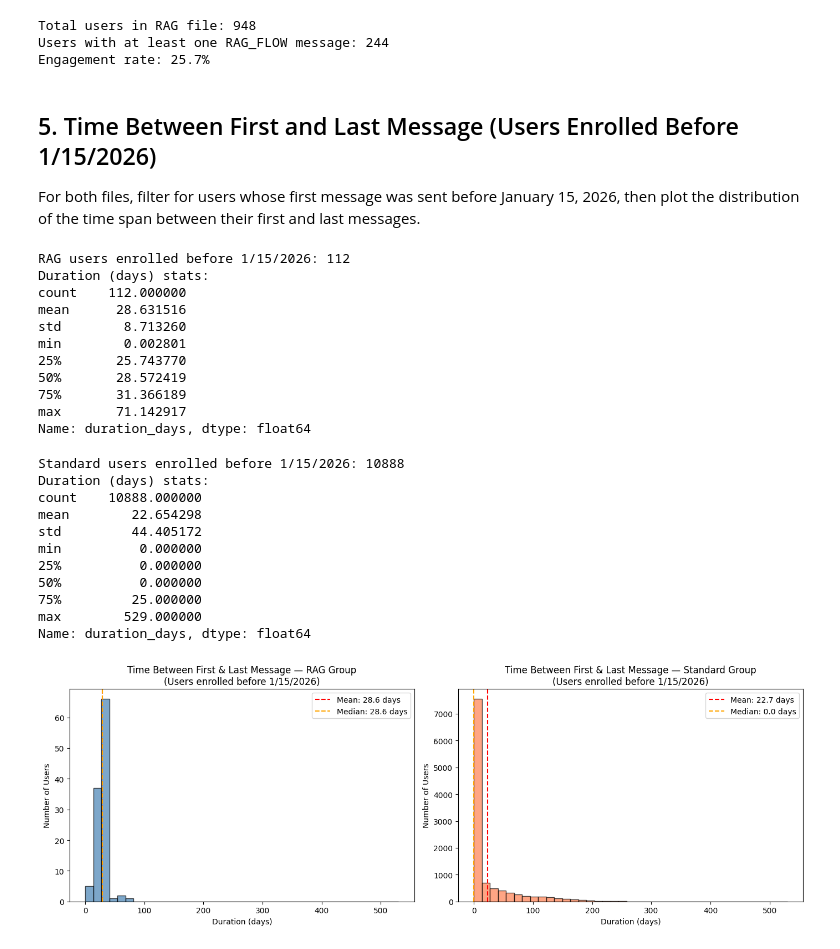
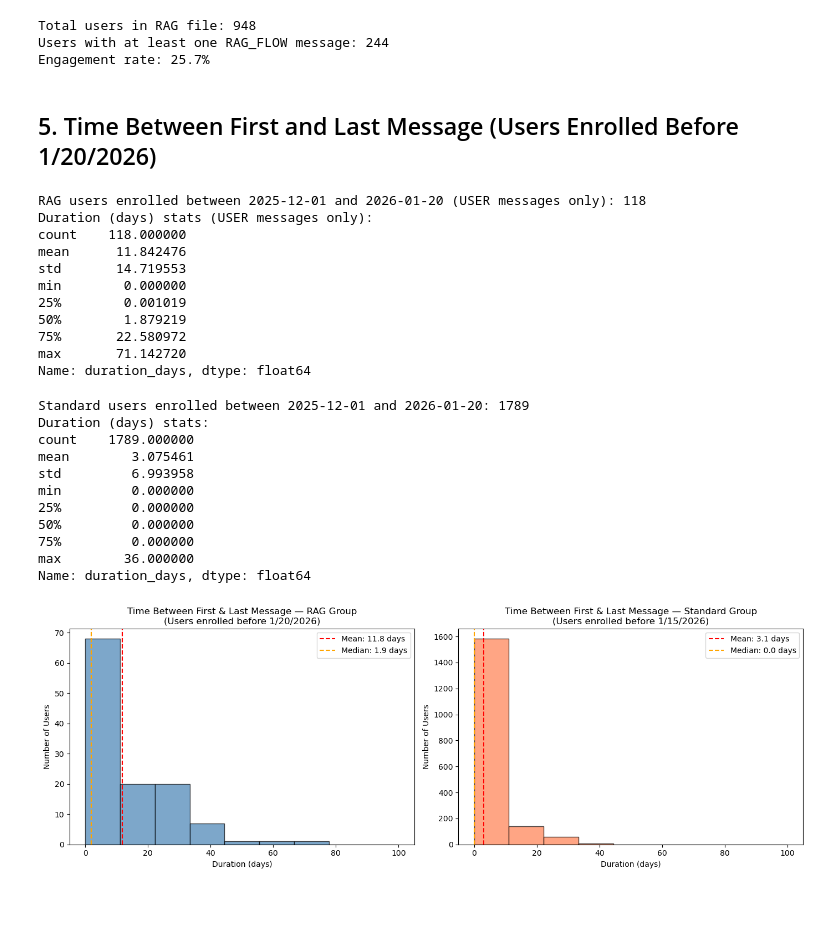
Before and after one commit to graliuce/nivi, a Jupyter notebook: conversation_logs_analysis.ipynb, the cells around one changed output. Drawn from its saved outputs; the diff is of its cells as text; code cells hidden in the pictures; blank space fills up the shorter version.

```diff
--- a/conversation_logs_analysis.ipynb
+++ b/conversation_logs_analysis.ipynb
@@ -245,90 +209,97 @@ Total users in RAG file: 948
 Users with at least one RAG_FLOW message: 244
 Engagement rate: 25.7%
 # %% [markdown]
-## 5. Time Between First and Last Message (Users Enrolled Before 1/15/2026)
-
-For both files, filter for users whose first message was sent before January 15, 2026, then plot the distribution of the time span between their first and last messages.
+## 5. Time Between First and Last Message (Users Enrolled Before 1/20/2026)
 # %%
 # Parse timestamps
 rag['message_timestamp_dt'] = pd.to_datetime(rag['message_timestamp'], format='mixed')
 standard['date_dt'] = pd.to_datetime(standard['date'], format='mixed')
 
-cutoff = pd.Timestamp('2026-01-15')
+# Enrollment window: from earliest RAG date to 2026-01-20
+enroll_start = rag['message_timestamp_dt'].min()
+enroll_end = pd.Timestamp('2026-01-20')
 # %%
-# --- RAG: first/last message per user ---
-rag_user_times = rag.groupby('user_id')['message_timestamp_dt'].agg(['min', 'max'])
+# --- RAG: first/last USER message per user ---
+rag_user_only = rag[rag['sender'] == 'USER'].copy()
+rag_user_times = rag_user_only.groupby('user_id')['message_timestamp_dt'].agg(['min', 'max'])
 rag_user_times.columns = ['first_msg', 'last_msg']
 
-# Filter: enrolled before 1/15/2026
-rag_early = rag_user_times[rag_user_times['first_msg'] < cutoff].copy()
+# Filter: users whose first USER message is within [enroll_start, enroll_end]
+rag_early = rag_user_times[
+    (rag_user_times['first_msg'] >= enroll_start) &
+    (rag_user_times['first_msg'] <= enroll_end)
+].copy()
 rag_early['duration_days'] = (rag_early['last_msg'] - rag_early['first_msg']).dt.total_seconds() / 86400
 
-print(f'RAG users enrolled before 1/15/2026: {len(rag_early)}')
-print(f'Duration (days) stats:')
+print(f'RAG users enrolled between {enroll_start.date()} and {enroll_end.date()} (USER messages only): {len(rag_early)}')
+print(f'Duration (days) stats (USER messages only):')
 print(rag_early['duration_days'].describe())
 # %% [output]
-RAG users enrolled before 1/15/2026: 112
-Duration (days) stats:
-count    112.000000
-mean      28.631516
-std        8.713260
-min        0.002801
-25%       25.743770
-50%       28.572419
-75%       31.366189
-max       71.142917
+RAG users enrolled between 2025-12-01 and 2026-01-20 (USER messages only): 118
+Duration (days) stats (USER messages only):
+count    118.000000
+mean      11.842476
+std       14.719553
+min        0.000000
+25%        0.001019
+50%        1.879219
+75%       22.580972
+max       71.142720
 Name: duration_days, dtype: float64
 # %%
 # --- Standard: first/last message per user ---
 std_user_times = standard.groupby('account_id')['date_dt'].agg(['min', 'max'])
 std_user_times.columns = ['first_msg', 'last_msg']
 
-# Filter: enrolled before 1/15/2026
-std_early = std_user_times[std_user_times['first_msg'] < cutoff].copy()
+# Filter: users whose first message is within [enroll_start, enroll_end]
+std_early = std_user_times[
+    (std_user_times['first_msg'] >= enroll_start) &
+    (std_user_times['first_msg'] <= enroll_end)
+].copy()
 std_early['duration_days'] = (std_early['last_msg'] - std_early['first_msg']).dt.total_seconds() / 86400
 
-print(f'Standard users enrolled before 1/15/2026: {len(std_early)}')
+print(f'Standard users enrolled between {enroll_start.date()} and {enroll_end.date()}: {len(std_early)}')
 print(f'Duration (days) stats:')
 print(std_early['duration_days'].describe())
 # %% [output]
-Standard users enrolled before 1/15/2026: 10888
+Standard users enrolled between 2025-12-01 and 2026-01-20: 1789
 Duration (days) stats:
-count    10888.000000
-mean        22.654298
-std         44.405172
-min          0.000000
-25%          0.000000
-50%          0.000000
-75%         25.000000
-max        529.000000
+count    1789.000000
+mean        3.075461
+std         6.993958
+min         0.000000
+25%         0.000000
+50%         0.000000
+75%         0.000000
+max        36.000000
 Name: duration_days, dtype: float64
 # %%
 fig, axes = plt.subplots(1, 2, figsize=(14, 5))
 
 max_days = max(rag_early['duration_days'].max(), std_early['duration_days'].max())
-bins = np.linspace(0, max_days + 1, 40)
+bins = np.linspace(0, 100, 10)
 
 axes[0].hist(rag_early['duration_days'], bins=bins, edgecolor='black', alpha=0.7, color='steelblue')
-axes[0].set_title('Time Between First & Last Message — RAG Group\n(Users enrolled before 1/15/2026)')
+axes[0].set_title('Time Between First & Last Message — RAG Group\n(Users enrolled before 1/20/2026)')
 axes[0].set_xlabel('Duration (days)')
 axes[0].set_ylabel('Number of Users')
 axes[0].axvline(rag_early['duration_days'].mean(), color='red', linestyle='--',
                 label=f'Mean: {rag_early["duration_days"].mean():.1f} days')
 axes[0].axvline(rag_early['duration_days'].median(), color='orange', linestyle='--',
                 label=f'Median: {rag_early["duration_days"].median():.1f} days')
 axes[0].legend()
 
 axes[1].hist(std_early['duration_days'], bins=bins, edgecolor='black', alpha=0.7, color='coral')
 axes[1].set_title('Time Between First & Last Message — Standard Group\n(Users enrolled before 1/15/2026)')
 axes[1].set_xlabel('Duration (days)')
 axes[1].set_ylabel('Number of Users')
 axes[1].axvline(std_early['duration_days'].mean(), color='red', linestyle='--',
                 label=f'Mean: {std_early["duration_days"].mean():.1f} days')
 axes[1].axvline(std_early['duration_days'].median(), color='orange', linestyle='--',
                 label=f'Median: {std_early["duration_days"].median():.1f} days')
 axes[1].legend()
 
 plt.tight_layout()
 plt.show()
 # %% [output]
-[figure, old version]
+[figure, new version]
```
Also changed, not shown: parts of 6 cells of this notebook, 3 other files.
